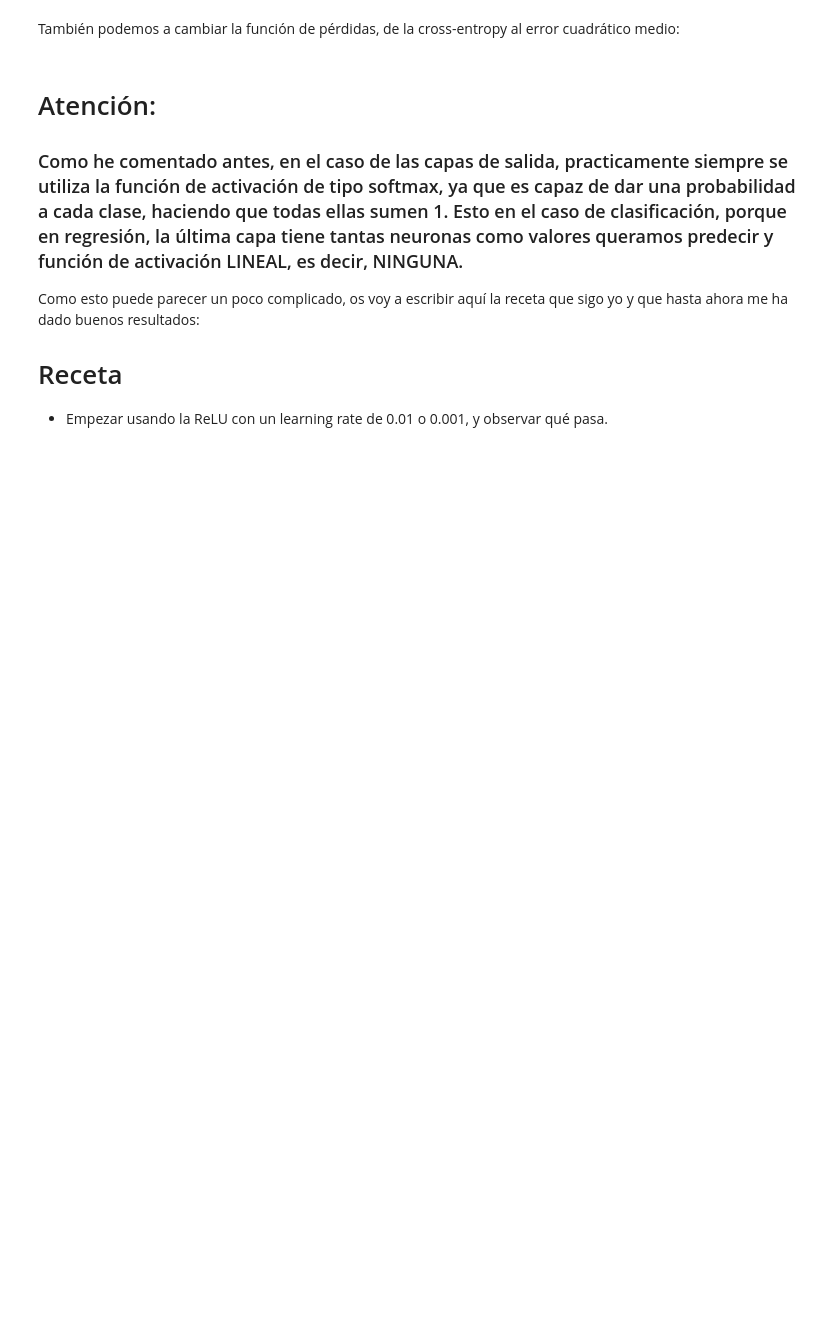
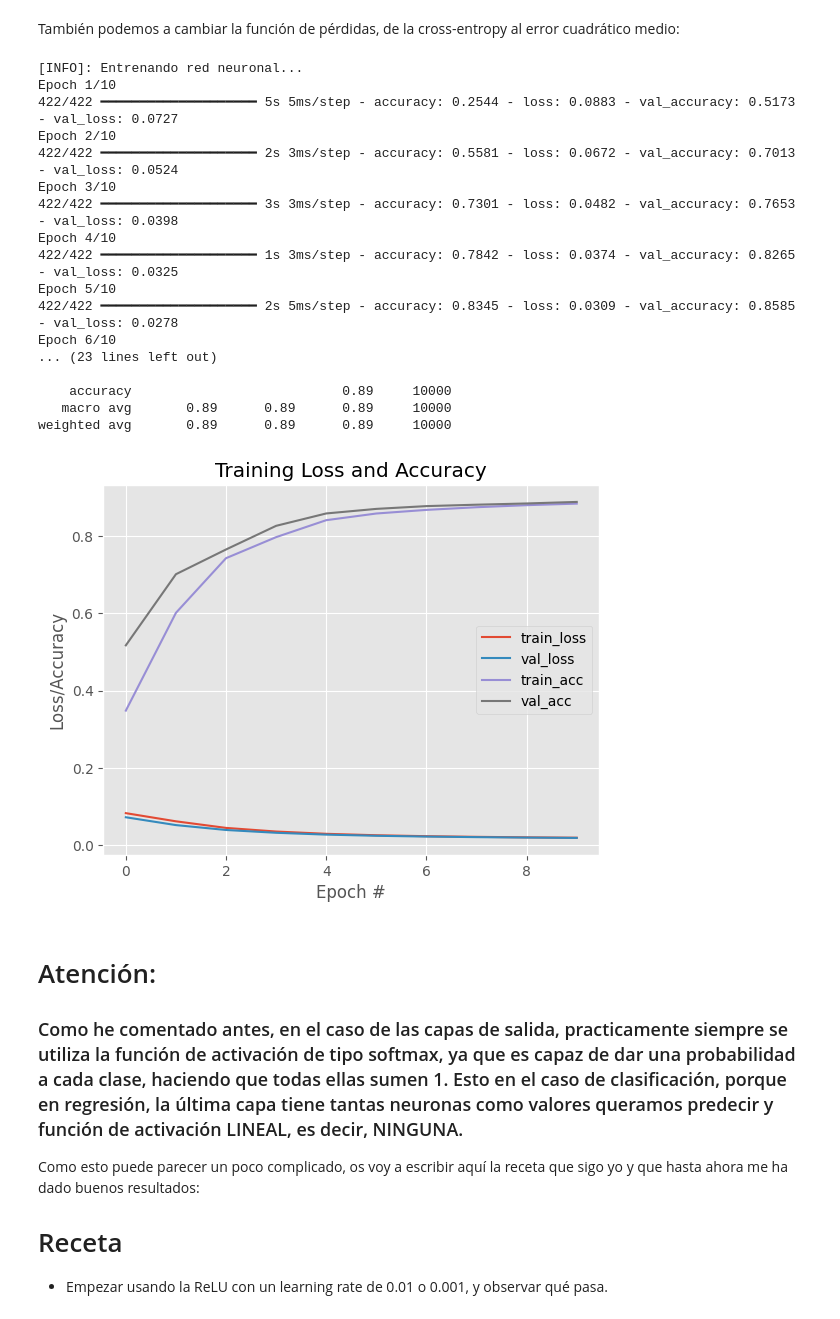
Before and after one commit to GONZALOCACERES2004/DLearning, a Jupyter notebook: Soluciones/3_Redes_neuronales_avanzadas.ipynb, the cells around one changed output. Drawn from its saved outputs; the diff is of its cells as text; code cells hidden in the pictures; blank space fills up the shorter version.

```diff
--- a/Soluciones/3_Redes_neuronales_avanzadas.ipynb
+++ b/Soluciones/3_Redes_neuronales_avanzadas.ipynb
@@ -1185,11 +1299,30 @@ def train_network_decay_fnact_b1_mse(activation_function, learning_rate, batch_s
   plt.legend()
 # %%
 # probamos la tanh, bias = 1 y loss_fn = mse
-activation_function = ## Code ##
+activation_function = tf.nn.tanh
 learning_rate = 0.1
 num_epochs = 10
 batch_size = 128
 train_network_decay_fnact_b1_mse(activation_function, learning_rate, batch_size, num_epochs)
+# %% [output]
+[INFO]: Entrenando red neuronal...
+Epoch 1/10
+422/422 ━━━━━━━━━━━━━━━━━━━━ 5s 5ms/step - accuracy: 0.2544 - loss: 0.0883 - val_accuracy: 0.5173 - val_loss: 0.0727
+Epoch 2/10
+422/422 ━━━━━━━━━━━━━━━━━━━━ 2s 3ms/step - accuracy: 0.5581 - loss: 0.0672 - val_accuracy: 0.7013 - val_loss: 0.0524
+Epoch 3/10
+422/422 ━━━━━━━━━━━━━━━━━━━━ 3s 3ms/step - accuracy: 0.7301 - loss: 0.0482 - val_accuracy: 0.7653 - val_loss: 0.0398
+Epoch 4/10
+422/422 ━━━━━━━━━━━━━━━━━━━━ 1s 3ms/step - accuracy: 0.7842 - loss: 0.0374 - val_accuracy: 0.8265 - val_loss: 0.0325
+Epoch 5/10
+422/422 ━━━━━━━━━━━━━━━━━━━━ 2s 5ms/step - accuracy: 0.8345 - loss: 0.0309 - val_accuracy: 0.8585 - val_loss: 0.0278
+Epoch 6/10
+... (23 lines left out)
+
+    accuracy                           0.89     10000
+   macro avg       0.89      0.89      0.89     10000
+weighted avg       0.89      0.89      0.89     10000
+[figure, added]
 # %% [markdown]
 # Atención:
 
```
Also changed, not shown: parts of 6 cells of this notebook.
